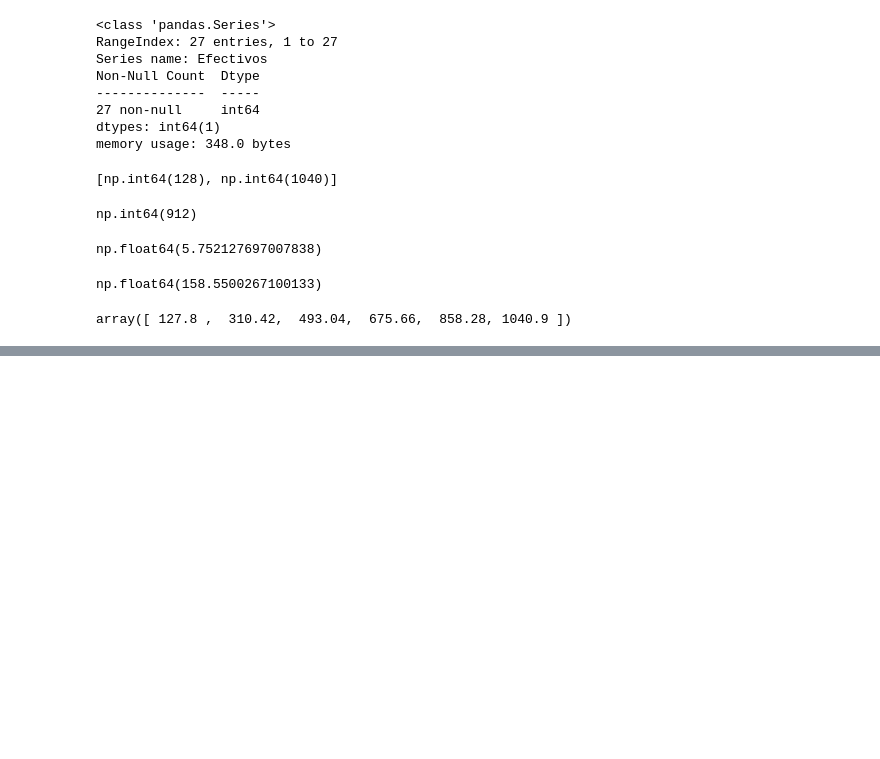
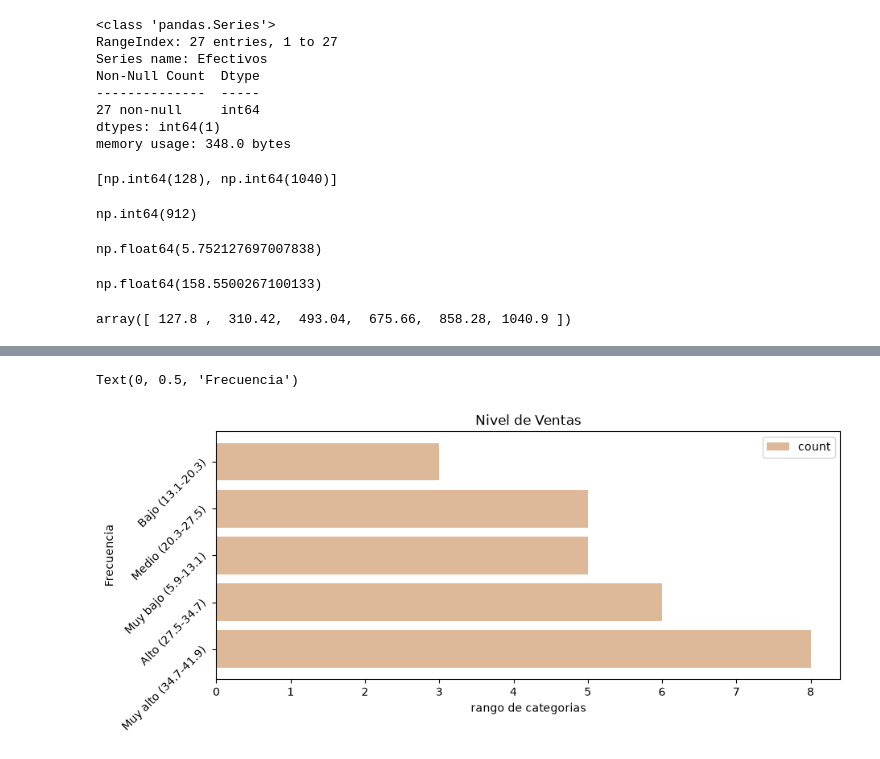
Before and after one commit to Andyr3516/Actividad_4_Extraccion_de_Caracteristicas, a Jupyter notebook: Actividad 4.1/L_reales_caracteristicas.ipynb, the cells around one changed output, grey strips where cells are left out. Cells and saved outputs as stored; diff of their text form; code cells hidden in the pictures; blank space fills up the shorter version.

```diff
--- a/Actividad 4.1/L_reales_caracteristicas.ipynb
+++ b/Actividad 4.1/L_reales_caracteristicas.ipynb
@@ -174,0 +329,6 @@ Text(0, 0.5, 'Frecuencia')
+# %%
+categorias_ventas = ["Muy bajo (5.9-13.1)", "Bajo (13.1-20.3)", "Medio (20.3-27.5)", "Alto (27.5-34.7)", "Muy alto (34.7-41.9)"]
+# %%
+# Finalmente creamos las categorías en la columna numérica
+lr['Ventas']=pd.cut(x= lr['Ventas'], bins=intervalos2, labels= categorias_ventas)
+lr['Ventas']
@@ -174,0 +353,4 @@ Text(0, 0.5, 'Frecuencia')
+# %%
+# Obtengo un análisis univariado de las variables categóricas
+Tabla_freq2 = lr['Ventas'].value_counts().reset_index()
+Tabla_freq2
@@ -174,0 +364,4 @@ Text(0, 0.5, 'Frecuencia')
+# %%
+#Ajusto el indice de mi dataframe
+Tabla_freq_i2 = Tabla_freq2.set_index('Ventas')
+Tabla_freq_i2
@@ -174,0 +376,9 @@ Text(0, 0.5, 'Frecuencia')
+# %%
+#Realizamos grafico de barras del dataframe filtrado
+Tabla_freq_i2.plot(kind = 'barh', width=0.8, figsize=(10,4), color= "#DEB999", rot=45)
+plt.title('Nivel de Ventas')
+plt.xlabel('rango de categorias')
+plt.ylabel('Frecuencia')
+# %% [output]
+Text(0, 0.5, 'Frecuencia')
+[figure, added]
```
Also changed, not shown: parts of 25 cells of this notebook, 5 other files.
